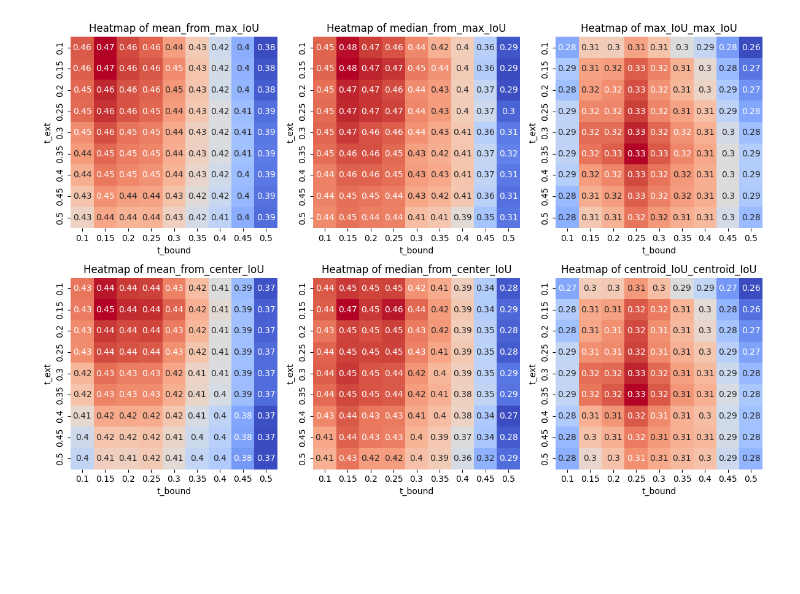
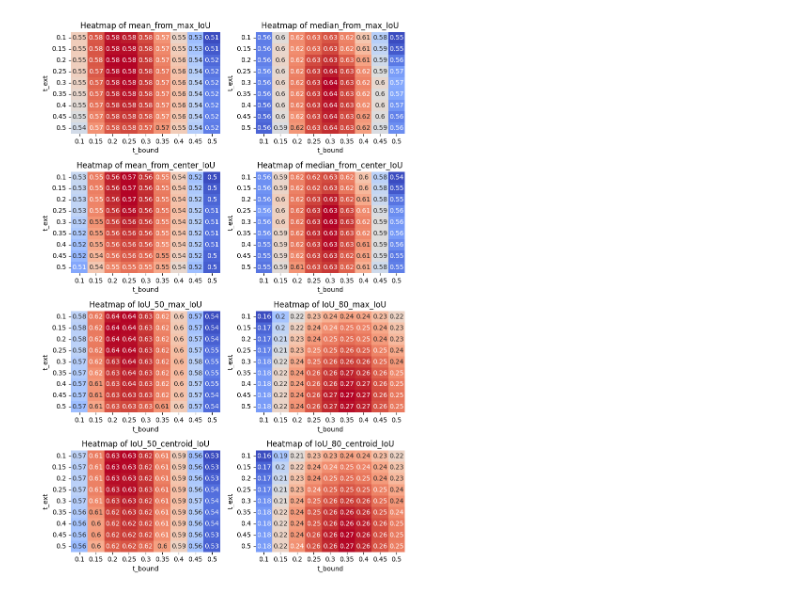
Before and after one commit to florus82/field-scripts, a Jupyter notebook: from_Philippe/check_csv_output_decode.ipynb, the cells around one changed output. Saved outputs shown, nothing was run; the diff lists cells and outputs as text; code cells hidden in the pictures; blank space fills up the shorter version.

```diff
--- a/from_Philippe/check_csv_output_decode.ipynb
+++ b/from_Philippe/check_csv_output_decode.ipynb
@@ -33,7 +35,7 @@ plt.show()
 files = getFilelist('/data/fields/Auxiliary/grid_search/Brandenburg/', '.csv')
 res = pd.concat([pd.read_csv(file) for file in files], ignore_index=True)
 
-filtered_df = res[res['reference_field_sizes'] > 10]
+filtered_df = res[res['reference_field_sizes'] > 100]
 
 # Scatter plot
 # plt.figure(figsize=(8, 6))
@@ -68,60 +70,50 @@ for col in cols:
     # Add a 'metric' column to track which column we are working with
     sub['metric'] = col
 
-    # Melt the DataFrame to turn IoU_50 and IoU_80 into 'level_2'
-    sub = sub.melt(id_vars=["t_ext", "t_bound", "metric"], var_name="level_2", value_name="value")
-
+    sub['level_2'] = sub['level_2'] + '_' + sub['metric']
+    sub_df = sub.pivot_table(
+        index=["t_ext", "t_bound"],
+        columns="level_2",
+        values=col
+    ).reset_index()
+    sub_df.columns.name = None
     # Append the result to a list of DataFrames
-    conti.append(sub)
+    conti.append(sub_df)
 
 # Concatenate the list of DataFrames into one
 combined = pd.concat(conti)
 
-# Ensure that the 'value' column is numeric (it should be from the ratios)
-combined['value'] = pd.to_numeric(combined['value'], errors='coerce')
-
-# Drop any rows with NaN values in 'value' (if there were any conversion issues)
-combined = combined.dropna(subset=["value"])
-
-# Now aggregate the values (mean) for each combination of t_ext, t_bound, metric, and level_2
-combined_agg = combined.groupby(['t_ext', 't_bound', 'metric', 'level_2']).agg({'value': 'mean'}).reset_index()
-
-# Pivot the DataFrame to create separate columns for IoU_50 and IoU_80 for each metric
-ratios_pivoted = combined_agg.pivot(index=['t_ext', 't_bound'], columns=['metric', 'level_2'], values='value')
-
-# Flatten the MultiIndex columns (e.g., ('max_IoU', 'IoU_50') -> 'max_IoU_IoU_50')
-ratios_pivoted.columns = [f"{metric}_{level}" for metric, level in ratios_pivoted.columns]
-
-# Reset index for a flat DataFrame
-ratios_pivoted = ratios_pivoted.reset_index()
 # merge grouped_stats with the 2 calculated columns
-merged_df = pd.merge(grouped_stats, ratios_pivoted, on=['t_ext', 't_bound'])
+merged_df = pd.merge(grouped_stats, combined, on=['t_ext', 't_bound'])
+merged_df = merged_df.groupby(['t_ext', 't_bound']).mean().reset_index()
 
 
 # Assuming merged_df contains the data as described
 columns_to_plot = [
-    'mean_from_max_IoU', 'median_from_max_IoU', 'max_IoU_max_IoU',
-    'mean_from_center_IoU', 'median_from_center_IoU', 'centroid_IoU_centroid_IoU'
+    'mean_from_max_IoU', 'median_from_max_IoU',
+    'mean_from_center_IoU', 'median_from_center_IoU',
+    'IoU_50_max_IoU', 'IoU_80_max_IoU',
+    'IoU_50_centroid_IoU', 'IoU_80_centroid_IoU'
 ]
 
 # Set up a matplotlib figure for the heatmap layout
-plt.figure(figsize=(12, 8))
+plt.figure(figsize=(8, 12))
 
 # Iterate over the columns and create a heatmap for each
 for i, column in enumerate(columns_to_plot, start=1):
     # Pivot the DataFrame for the heatmap
     heatmap_data = merged_df.pivot(index='t_ext', columns='t_bound', values=column)
 
     # Plot the heatmap
-    plt.subplot(2, 3, i)  # Adjust the layout for a 2x3 grid
+    plt.subplot(4, 2, i)  # Adjust the layout for a 2x3 grid
     sns.heatmap(heatmap_data, annot=True, cmap='coolwarm', cbar=False)#cbar_kws={'label': column})
 
     # Title for each heatmap
     plt.title(f'Heatmap of {column}')
     plt.xlabel('t_bound')
     plt.ylabel('t_ext')
 
 plt.tight_layout()  # Adjust the layout to prevent overlap
 plt.show()
 # %% [output]
-[figure, old version]
+[figure, new version]
```
Also changed, not shown: parts of 4 cells of this notebook, 3 other files.
